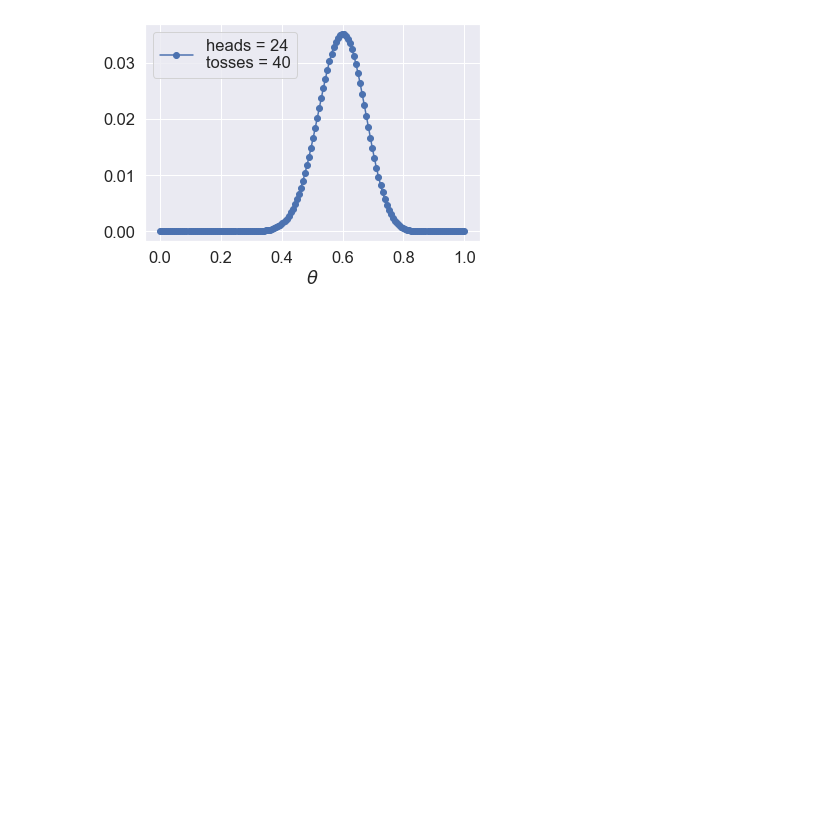
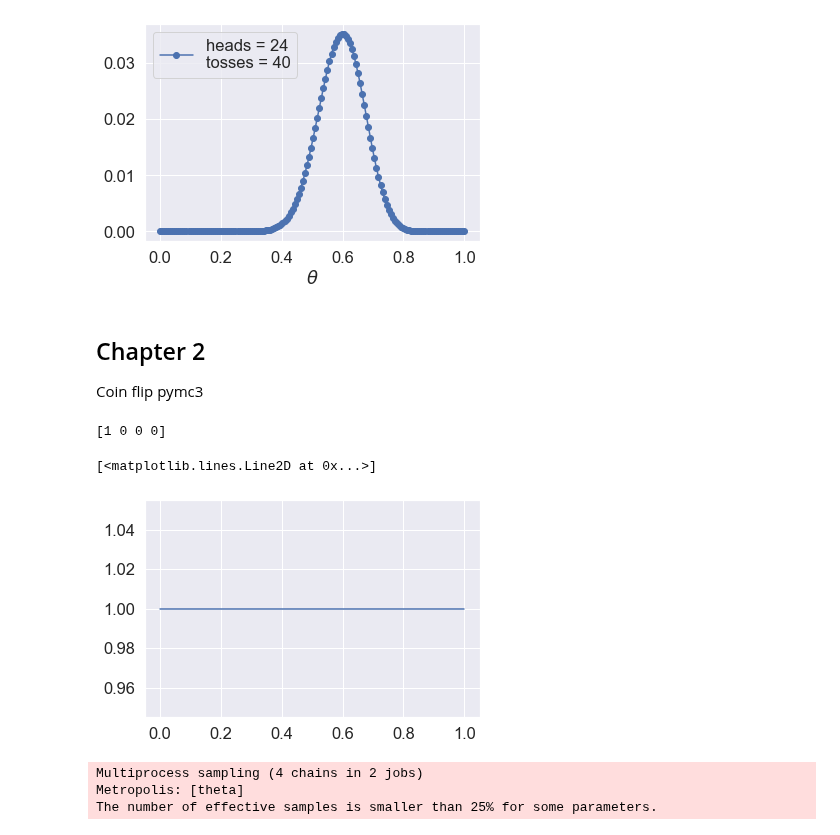
Before and after one commit to balarsen/pymc_learning, a Jupyter notebook: BayesianAnalysisWithPython/Coin Flip.ipynb, the cells around one changed output. Drawn from its saved outputs; the diff is of its cells as text; code cells hidden in the pictures; blank space fills up the shorter version.

Commit message:
finished chapter 2 (expect excersices)

```diff
--- a/BayesianAnalysisWithPython/Coin Flip.ipynb
+++ b/BayesianAnalysisWithPython/Coin Flip.ipynb
@@ -101,3 +102,31 @@ plt.legend(loc=0)
 <matplotlib.legend.Legend at 0x...>
 [figure]
 [figure]
+# %% [markdown]
+## Chapter 2
+Coin flip pymc3
+# %%
+np.random.seed(123)
+n_experiments = 4
+theta_real = 0.35
+data = stats.bernoulli.rvs(p=theta_real, size=n_experiments)
+print(data)
+# %% [output]
+[1 0 0 0]
+# %%
+XX = np.linspace(0,1,100)
+plt.plot(XX, stats.beta(1,1).pdf(XX))
+# %% [output]
+[<matplotlib.lines.Line2D at 0x...>]
+[figure, added]
+# %%
+with pm.Model() as our_first_model:
+    theta = pm.Beta('theta', alpha=1, beta=1)
+    y = pm.Bernoulli('y', p=theta, observed=data)
+    start = pm.find_MAP()
+    step = pm.Metropolis()
+    trace = pm.sample(1000, step=step, start=start, chains=4)
+# %% [output]
+Multiprocess sampling (4 chains in 2 jobs)
+Metropolis: [theta]
+The number of effective samples is smaller than 25% for some parameters.
```
Also changed, not shown: parts of 35 cells of this notebook.
